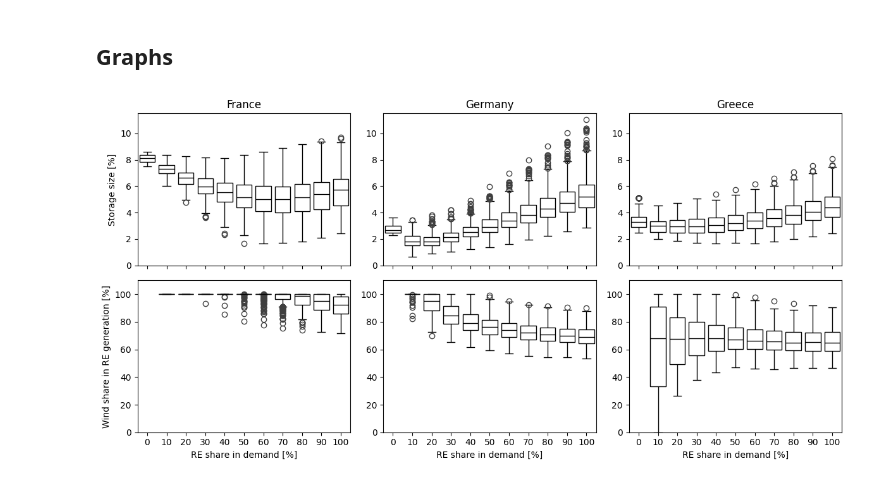
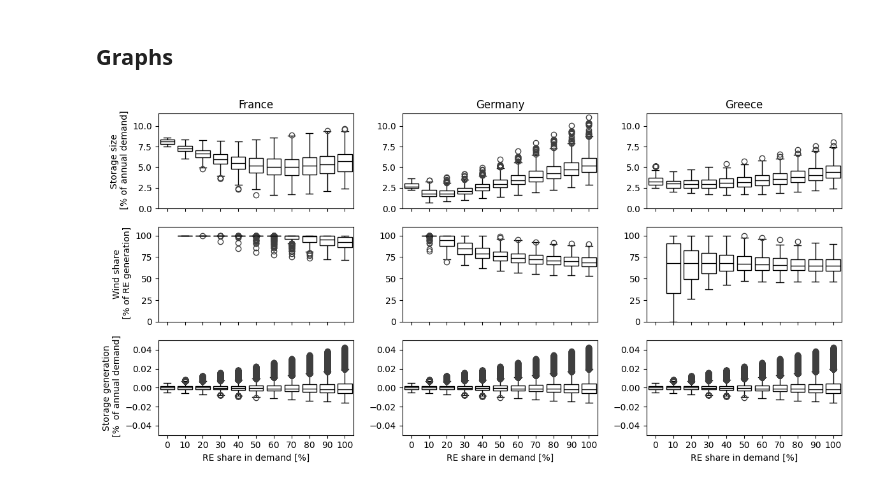
Before and after one commit to jabrell/baseload, a Jupyter notebook: notebooks/graphs_robustness.ipynb, the cells around one changed output. Saved outputs shown, nothing was run; the diff lists cells and outputs as text; code cells hidden in the pictures.

Commit message:
cleaning, graph for robustness and storage generation

```diff
--- a/notebooks/graphs_robustness.ipynb
+++ b/notebooks/graphs_robustness.ipynb
@@ -23,19 +23,22 @@ df_in = pd.read_parquet(fn_results)
 df_agg = (
     df_in
     .groupby(["country", "renewableDemandShare", "yearWeather", "yearDemand"], as_index=False)
-    [["MAX_STO", "shareWind"]]
+    [["MAX_STO", "shareWind", "netSupply"]]
     .mean()
     .assign(
         # convert to percentage and set RE share to zero for non-renewable scenarios
         shareWind=lambda df: (df["renewableDemandShare"] >0).astype(int)*df["shareWind"] * 100,
         renewableDemandShare=lambda df: (df["renewableDemandShare"] * 100).astype(int)
     )
-    .round(2)
 )
 # %% [markdown]
 ## Graphs
 # %%
-fig, axs = plt.subplots(2, 3, figsize=(12, 6), sharex=True)
+plot_net_supply = True
+
+n_rows = 3 if plot_net_supply else 2
+
+fig, axs = plt.subplots(n_rows, 3, figsize=(12, 6), sharex=True)
 
 PROPS = {
     'boxprops':{'facecolor':'none', 'edgecolor':'black'},
@@ -47,35 +50,62 @@ df_agg["country"].unique()
 for i, country in enumerate(["FR", "DE", "GR"]):
     ax = axs[0, i]
     df_p = df_agg.query(f"country == '{country}'")
+    # first row: Storage size
     sns.boxplot(
         df_p,
         x="renewableDemandShare",
         y="MAX_STO",
         ax=ax,
         **PROPS
     )
     ax.set_ylim(0, 11.5)
     if i == 0:
-        ax.set_ylabel("Storage size [%]")
+        ax.set_ylabel("Storage size\n [% of annual demand]")
     else:
         ax.set_ylabel("")
 
     ax.set_title(map_countries[country])
+    # second row: Wind share
     ax = axs[1, i]
     sns.boxplot(
         df_p[df_p["renewableDemandShare"] > 0],
         x="renewableDemandShare",
         y="shareWind",
         ax=ax,
         **PROPS
     )
     if i == 0:
-        ax.set_ylabel("Wind share in RE generation [%]")
+        ax.set_ylabel("Wind share\n [% of RE generation]")
     else:
         ax.set_ylabel("")
     ax.set_ylim(0, 110)
     ax.set_xlabel("RE share in demand [%]")
+
+    # third row: Net supply
+    if plot_net_supply:
+        ax = axs[2, i]
+        df_p = df_in.query("country == 'DE'").assign(
+            renewableDemandShare=lambda df: (df["renewableDemandShare"]*100).astype(int)
+        )
+        sns.boxplot(
+            df_p,
+            x="renewableDemandShare",
+            y="netSupply",
+            ax=ax,
+            **PROPS,
+        )
+        if i == 0:
+            ax.set_ylabel("Storage generation\n [%  of annual demand]")
+        else:
+            ax.set_ylabel("")
+        ax.set_ylim(-0.05, 0.05)
+
+    # set the xlabels
+    ax.set_xlabel("RE share in demand [%]")
+
+
+
 plt.tight_layout()
 plt.savefig("../figures/storage_capacity_and_wind_share.png", dpi=300)
 # %% [output]
-[figure, old version]
+[figure, new version]
```
Also changed, not shown: 1 other file.
